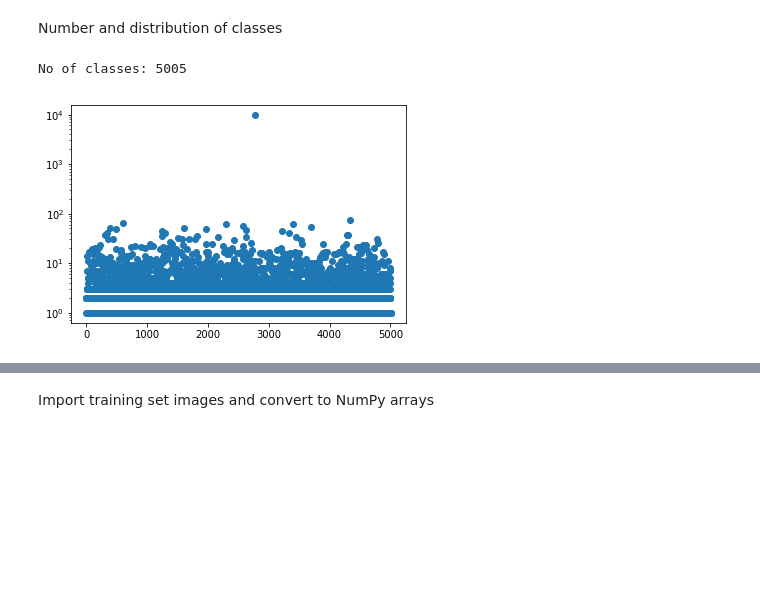
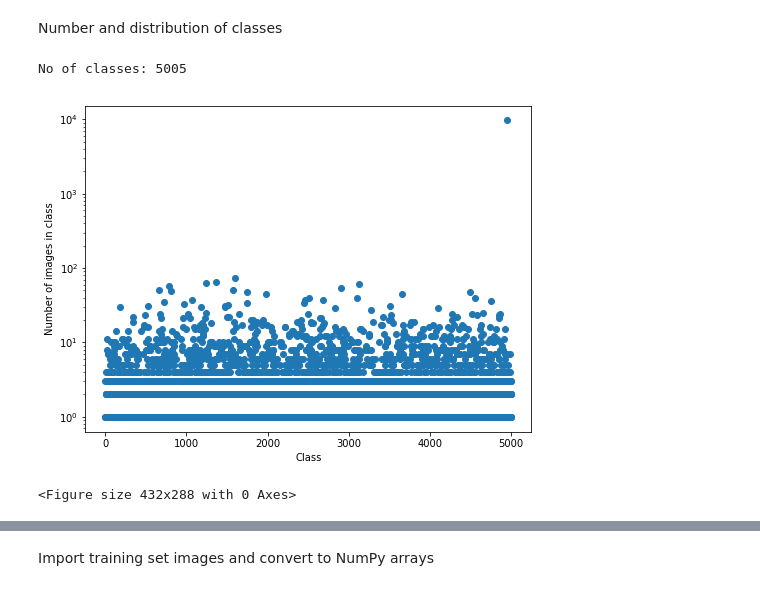
Before and after one commit to yxlee245/kaggle-whale-2018, a Jupyter notebook: Data_Preprocessing_v2.ipynb, the cells around one changed output, grey strips where cells are left out. Saved outputs shown, nothing was run; the diff lists cells and outputs as text; code cells hidden in the pictures; blank space fills up the shorter version.

```diff
--- a/Data_Preprocessing_v2.ipynb
+++ b/Data_Preprocessing_v2.ipynb
@@ -33,11 +35,16 @@ classes_unique = list(set(labels_df['Id']))
 print('No of classes:', len(classes_unique))
 class_count_list = [labels_df[labels_df['Id'] == class_id].shape[0]\
                     for class_id in classes_unique]
-plt.figure()
-plt.scatter(list(range(len(classes_unique))), class_count_list)
-plt.xlabel('')
-plt.yscale('log')
-plt.show()
 # %% [output]
 No of classes: 5005
-[figure, removed]
+# %%
+plt.figure(figsize=(8, 6))
+plt.scatter(list(range(len(classes_unique))), class_count_list)
+plt.xlabel('Class')
+plt.ylabel('Number of images in class')
+plt.yscale('log')
+plt.show()
+plt.savefig('class_distribution.png')
+# %% [output]
+[figure, added]
+<Figure size 432x288 with 0 Axes>
```
Also changed, not shown: parts of 30 cells of this notebook, 31 other files.
